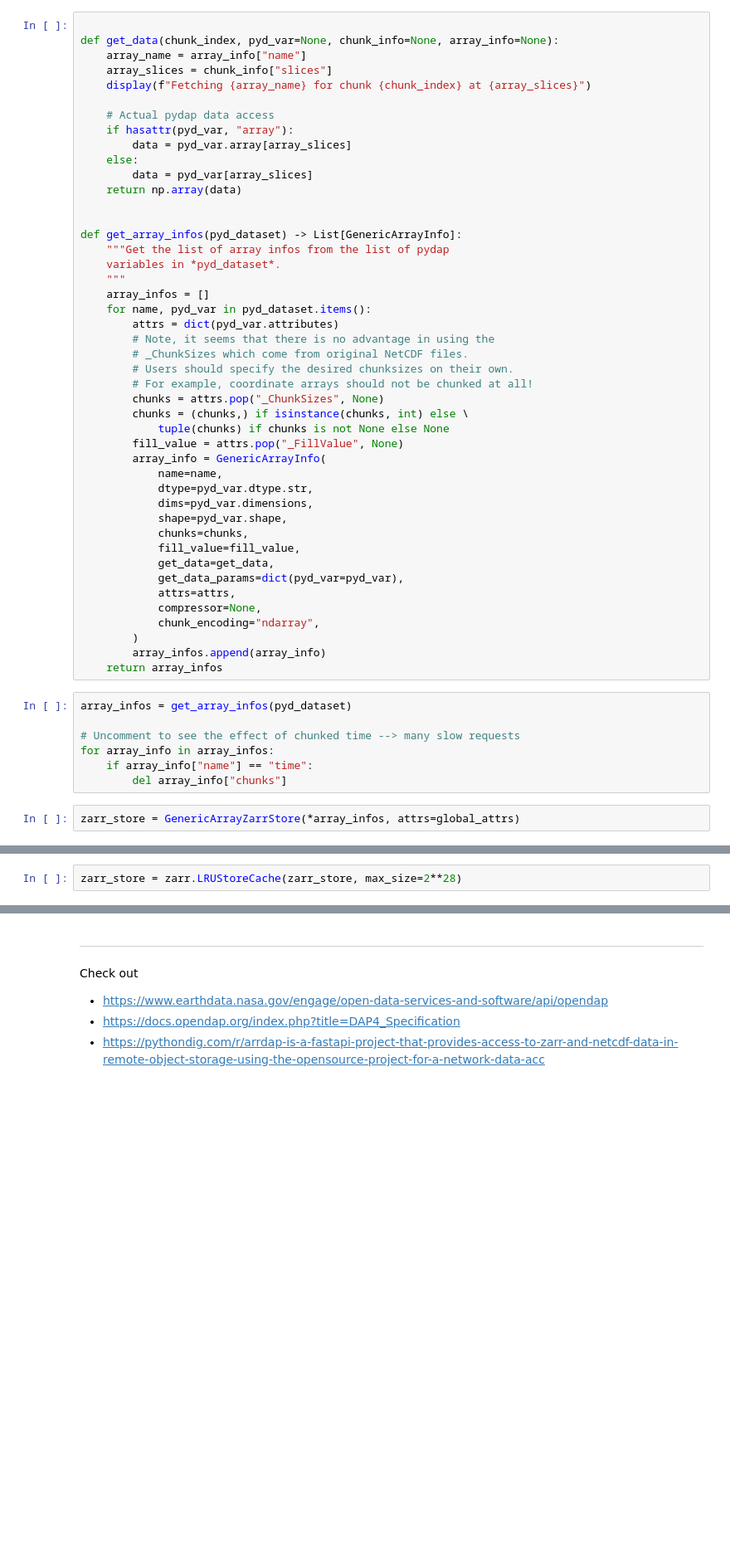
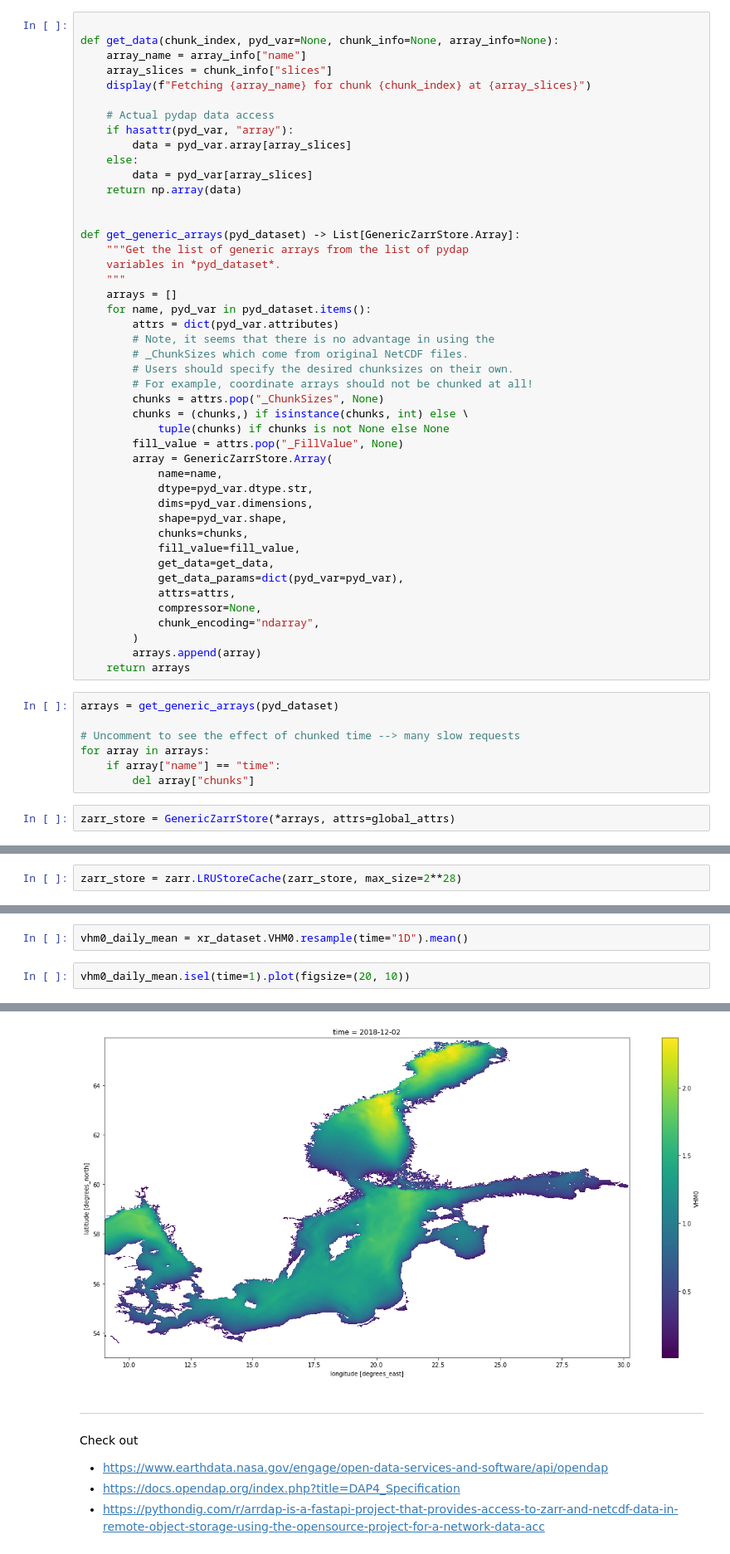
Before and after one commit to xcube-dev/xcube-cmems, a Jupyter notebook: notebooks/pydap-zarr-store.ipynb, the cells around one changed output, grey strips where cells are left out. Shown: that part at 83% size. Saved outputs shown, nothing was run; the diff lists cells and outputs as text; blank space fills up the shorter version.

```diff
--- a/notebooks/pydap-zarr-store.ipynb
+++ b/notebooks/pydap-zarr-store.ipynb
@@ -180,11 +179,11 @@ def get_data(chunk_index, pyd_var=None, chunk_info=None, array_info=None):
     return np.array(data)
 
 
-def get_array_infos(pyd_dataset) -> List[GenericArrayInfo]:
-    """Get the list of array infos from the list of pydap
+def get_generic_arrays(pyd_dataset) -> List[GenericZarrStore.Array]:
+    """Get the list of generic arrays from the list of pydap
     variables in *pyd_dataset*.
     """
-    array_infos = []
+    arrays = []
     for name, pyd_var in pyd_dataset.items():
         attrs = dict(pyd_var.attributes)
         # Note, it seems that there is no advantage in using the
@@ -195,7 +194,7 @@ def get_array_infos(pyd_dataset) -> List[GenericArrayInfo]:
         chunks = (chunks,) if isinstance(chunks, int) else \
             tuple(chunks) if chunks is not None else None
         fill_value = attrs.pop("_FillValue", None)
-        array_info = GenericArrayInfo(
+        array = GenericZarrStore.Array(
             name=name,
             dtype=pyd_var.dtype.str,
             dims=pyd_var.dimensions,
@@ -208,14 +207,14 @@ def get_array_infos(pyd_dataset) -> List[GenericArrayInfo]:
             compressor=None,
             chunk_encoding="ndarray",
         )
-        array_infos.append(array_info)
-    return array_infos
+        arrays.append(array)
+    return arrays
 # %%
-array_infos = get_array_infos(pyd_dataset)
+arrays = get_generic_arrays(pyd_dataset)
 
 # Uncomment to see the effect of chunked time --> many slow requests
-for array_info in array_infos:
-    if array_info["name"] == "time":
-        del array_info["chunks"]
+for array in arrays:
+    if array["name"] == "time":
+        del array["chunks"]
 # %%
-zarr_store = GenericArrayZarrStore(*array_infos, attrs=global_attrs)
+zarr_store = GenericZarrStore(*arrays, attrs=global_attrs)
@@ -235,0 +287,5 @@ xr_dataset.VHM0[0].plot()
+# %%
+vhm0_daily_mean = xr_dataset.VHM0.resample(time="1D").mean()
+# %%
+vhm0_daily_mean.isel(time=1).plot(figsize=(20, 10))
+# %% [output]
@@ -236,3 +293,4 @@ xr_dataset.VHM0[0].plot()
+[figure, added]
 # %% [markdown]
 ---
 
```
Also changed, not shown: parts of 8 cells of this notebook.
